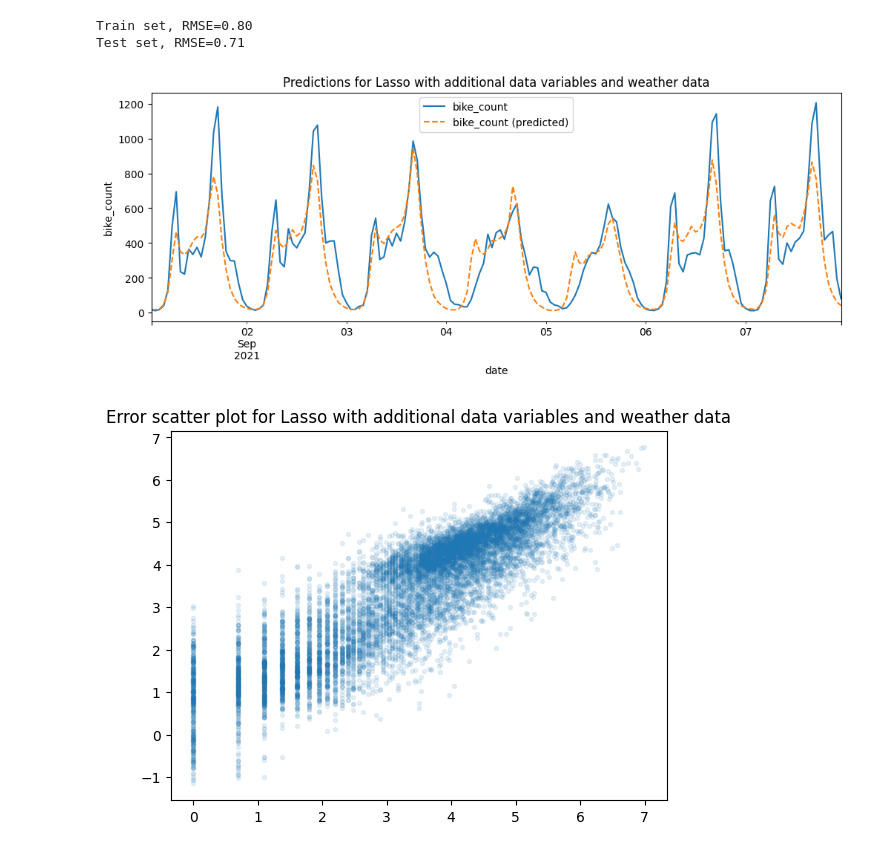
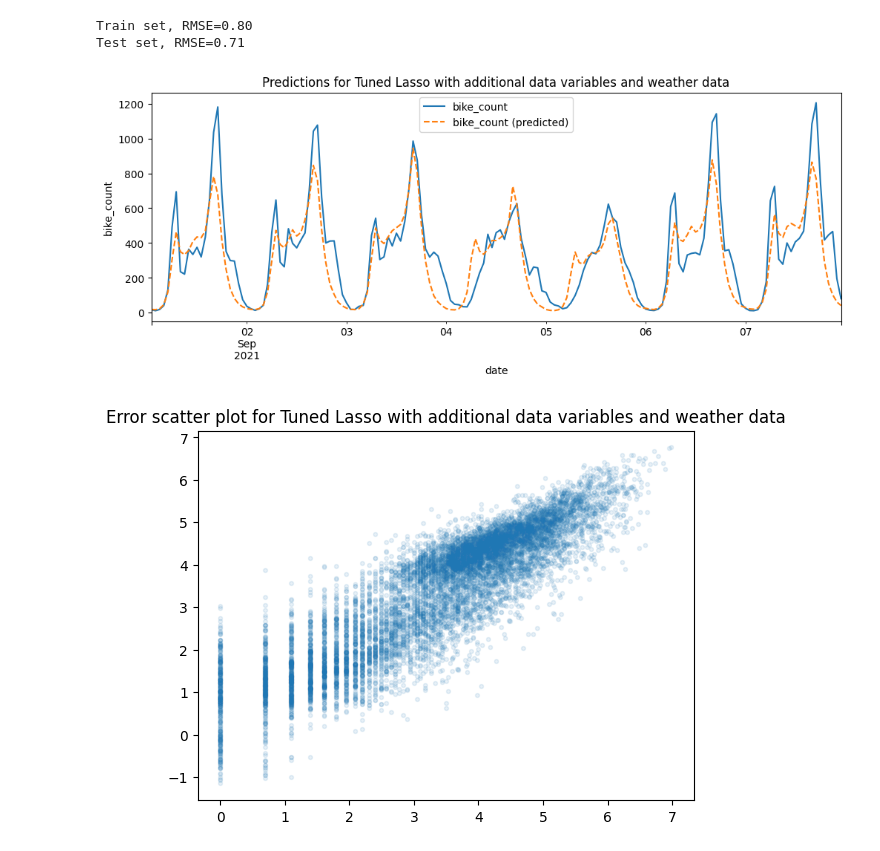
Before and after one commit to stlbnmaria/PythonForDS_Project, a Jupyter notebook: modeling/linear_models/linear_model.ipynb, the cells around one changed output. Saved outputs shown, nothing was run; the diff lists cells and outputs as text; code cells hidden in the pictures.

```diff
--- a/modeling/linear_models/linear_model.ipynb
+++ b/modeling/linear_models/linear_model.ipynb
@@ -365,13 +365,13 @@ Train set, RMSE=0.80
 Test set, RMSE=0.71
 # %%
 problem.week_plot(
-    X_test, y_pred_test, y_test, "Lasso with additional data variables and weather data"
+    X_test, y_pred_test, y_test, "Tuned Lasso with additional data variables and weather data"
 )
 # %% [output]
-[figure, old version]
+[figure, new version]
 # %%
 problem.error_plot(
-    y_pred_test, y_test, "Lasso with additional data variables and weather data"
+    y_pred_test, y_test, "Tuned Lasso with additional data variables and weather data"
 )
 # %% [output]
-[figure, old version]
+[figure, new version]
```
Also changed, not shown: parts of 2 cells of this notebook.
